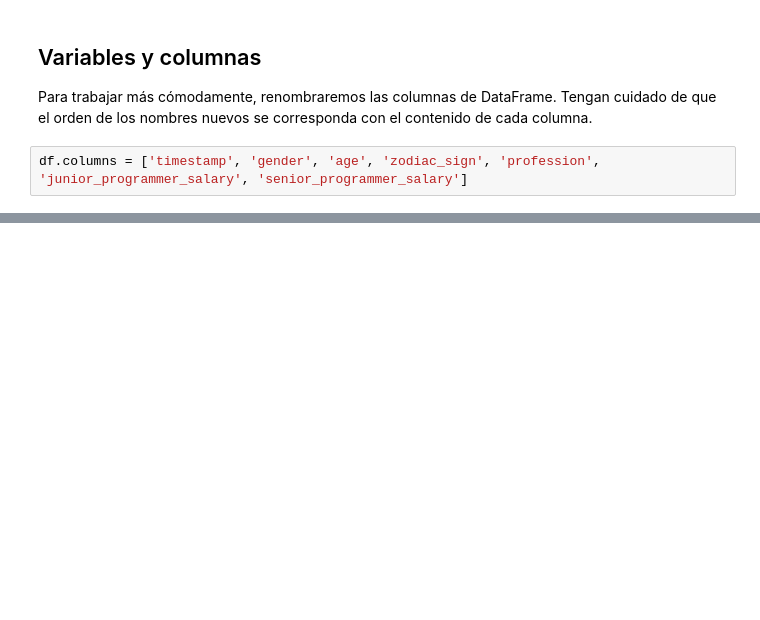
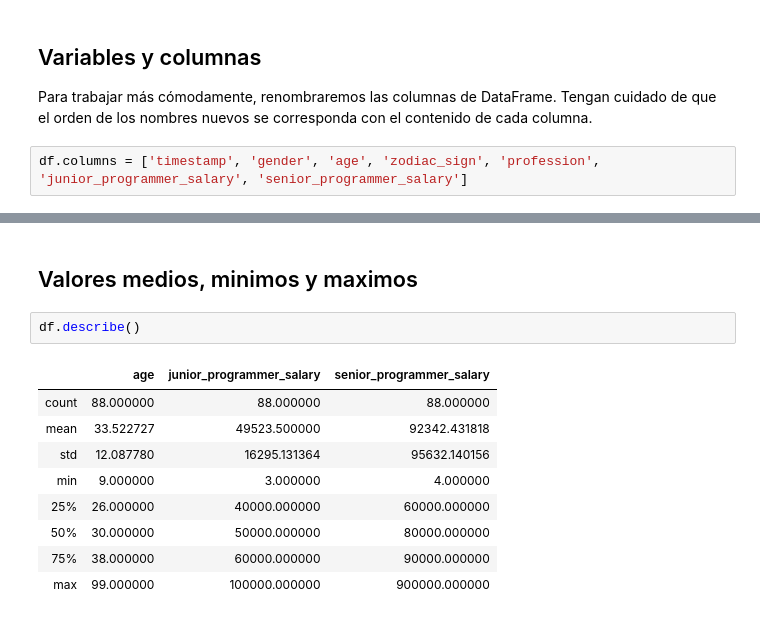
Before and after one commit to matiugrin/ml, a Jupyter notebook: AnalisisyVisualizacion/01_leer_csv.ipynb, the cells around one changed output, grey strips where cells are left out. Drawn from its saved outputs; the diff is of its cells as text; blank space fills up the shorter version.

```diff
--- a/AnalisisyVisualizacion/01_leer_csv.ipynb
+++ b/AnalisisyVisualizacion/01_leer_csv.ipynb
@@ -143,0 +121,14 @@ Name: age, dtype: int64
+# %% [markdown]
+## Valores medios, minimos y maximos
+# %%
+df.describe()
+# %% [output]
+|  | age | junior_programmer_salary | senior_programmer_salary |
+| count | 88.000000 | 88.000000 | 88.000000 |
+| mean | 33.522727 | 49523.500000 | 92342.431818 |
+| std | 12.087780 | 16295.131364 | 95632.140156 |
+| min | 9.000000 | 3.000000 | 4.000000 |
+| 25% | 26.000000 | 40000.000000 | 60000.000000 |
+| 50% | 30.000000 | 50000.000000 | 80000.000000 |
+| 75% | 38.000000 | 60000.000000 | 90000.000000 |
+| max | 99.000000 | 100000.000000 | 900000.000000 |
```
Also changed, not shown: parts of 7 cells of this notebook, 2 other files.
